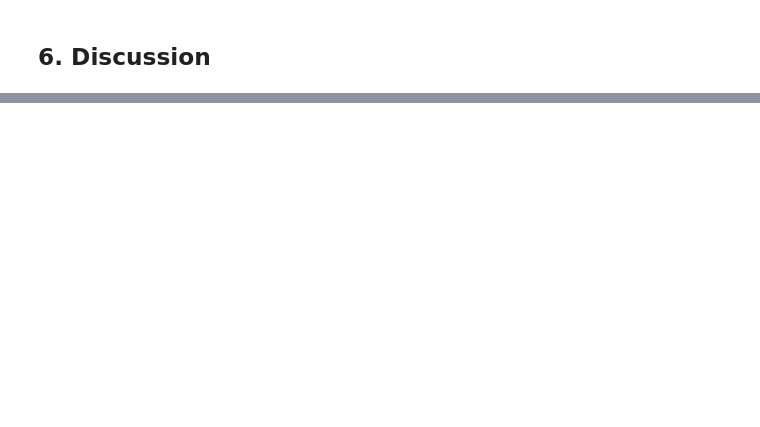
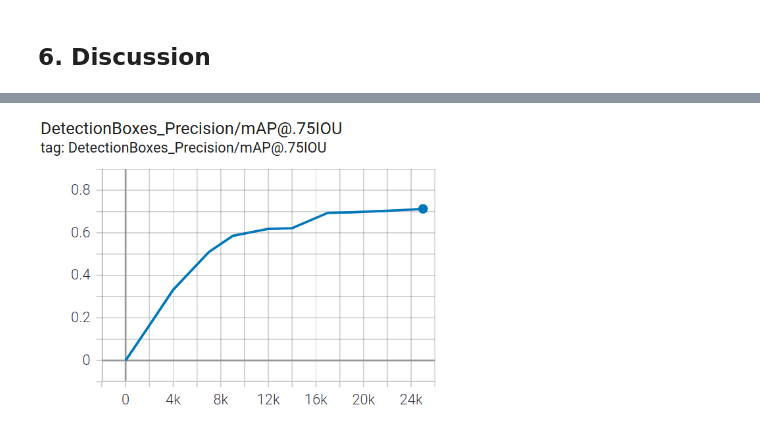
Before and after one commit to MichalMotylinski/Bird-species-object-detection, a Jupyter notebook: code/Inference.ipynb, the cells around one changed output, grey strips where cells are left out. Cells and saved outputs as stored; diff of their text form; code cells hidden in the pictures; blank space fills up the shorter version.

```diff
--- a/code/Inference.ipynb
+++ b/code/Inference.ipynb
@@ -163,0 +339,4 @@ Inference results can be found in: /home/michal/MSc_lin/7144COMP/Coursework_2/in
+# %%
+IPython.display.Image(filename = f"{figures_dir}/iou_75.png", width = 400)
+# %% [output]
+[figure, added]
```
Also changed, not shown: parts of 43 cells of this notebook, 48 other files.
